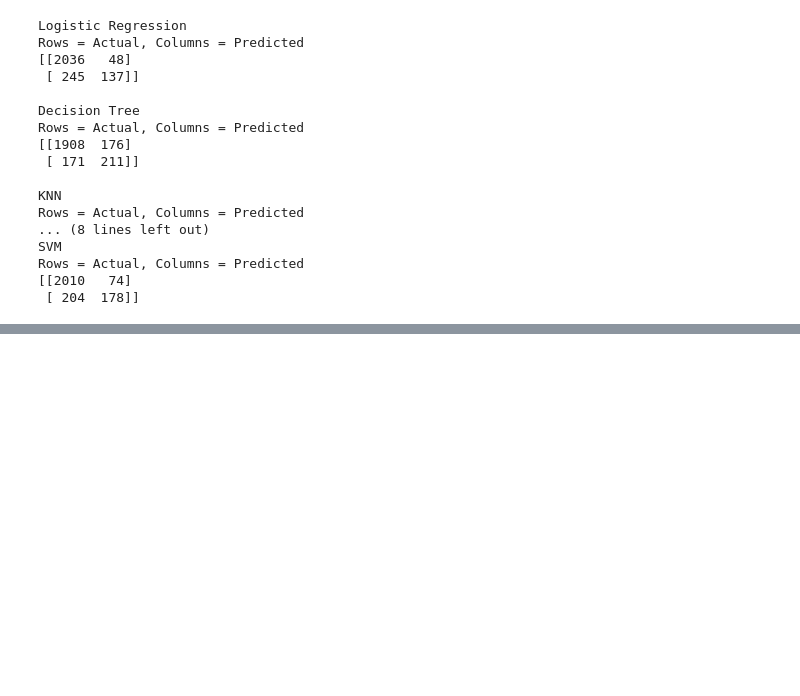
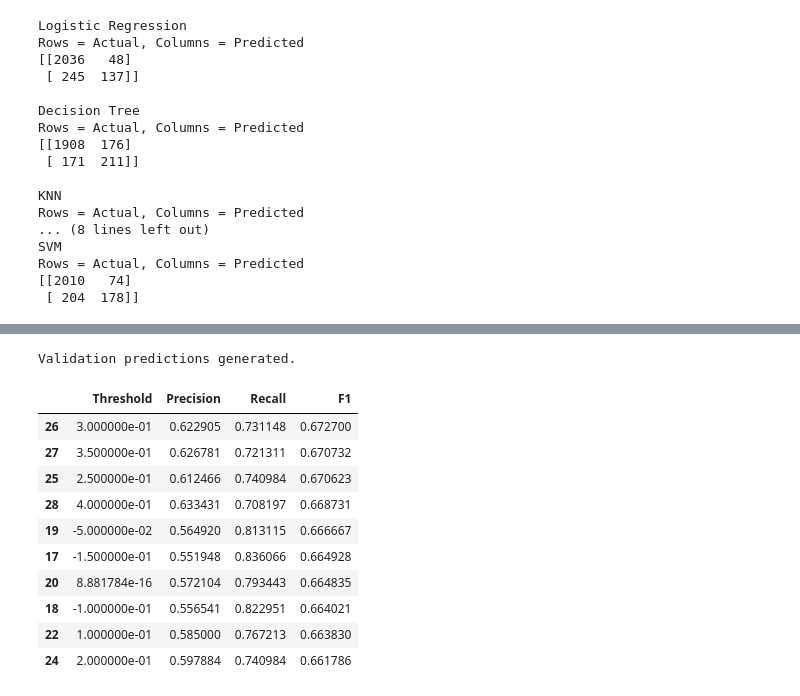
Before and after one commit to 2026AJ05675-LEO/online-shoppers-purchase-prediction, a Jupyter notebook: online-shoppers-purchase-prediction.ipynb, the cells around one changed output, grey strips where cells are left out. Saved outputs shown, nothing was run; the diff lists cells and outputs as text; code cells hidden in the pictures; blank space fills up the shorter version.

Commit message:
Hyperparameter tuning and Decision Threshold-SVM
Tried Additional Hyperparameter tuning and Decision threshold for SVM to improve results.

```diff
--- a/online-shoppers-purchase-prediction.ipynb
+++ b/online-shoppers-purchase-prediction.ipynb
@@ -957,0 +1274,60 @@ display(
+# %%
+from sklearn.base import clone
+
+threshold_svm = clone(svm_random_search.best_estimator_)
+
+threshold_svm.fit(X_subtrain, y_subtrain)
+
+# SVM decision scores for validation data
+val_scores = threshold_svm.decision_function(X_val)
+
+print("Validation predictions generated.")
+# %% [output]
+Validation predictions generated.
+# %%
+import numpy as np
+import pandas as pd
+
+from sklearn.metrics import (
+    precision_score,
+    recall_score,
+    f1_score
+)
+
+thresholds = np.arange(-1.0, 1.01, 0.05)
+
+threshold_results = []
+
+for threshold in thresholds:
+    val_predictions = (val_scores >= threshold).astype(int)
+
+    threshold_results.append({
+        "Threshold": threshold,
+        "Precision": precision_score(
+            y_val, val_predictions, zero_division=0
+        ),
+        "Recall": recall_score(
+            y_val, val_predictions, zero_division=0
+        ),
+        "F1": f1_score(
+            y_val, val_predictions, zero_division=0
+        )
+    })
+
+threshold_df = pd.DataFrame(threshold_results)
+
+threshold_df.sort_values(
+    by="F1", ascending=False
+).head(10)
+# %% [output]
+|  | Threshold | Precision | Recall | F1 |
+| 26 | 3.000000e-01 | 0.622905 | 0.731148 | 0.672700 |
+| 27 | 3.500000e-01 | 0.626781 | 0.721311 | 0.670732 |
+| 25 | 2.500000e-01 | 0.612466 | 0.740984 | 0.670623 |
+| 28 | 4.000000e-01 | 0.633431 | 0.708197 | 0.668731 |
+| 19 | -5.000000e-02 | 0.564920 | 0.813115 | 0.666667 |
+| 17 | -1.500000e-01 | 0.551948 | 0.836066 | 0.664928 |
+| 20 | 8.881784e-16 | 0.572104 | 0.793443 | 0.664835 |
+| 18 | -1.000000e-01 | 0.556541 | 0.822951 | 0.664021 |
+| 22 | 1.000000e-01 | 0.585000 | 0.767213 | 0.663830 |
+| 24 | 2.000000e-01 | 0.597884 | 0.740984 | 0.661786 |
```
Also changed, not shown: parts of 20 cells of this notebook.
